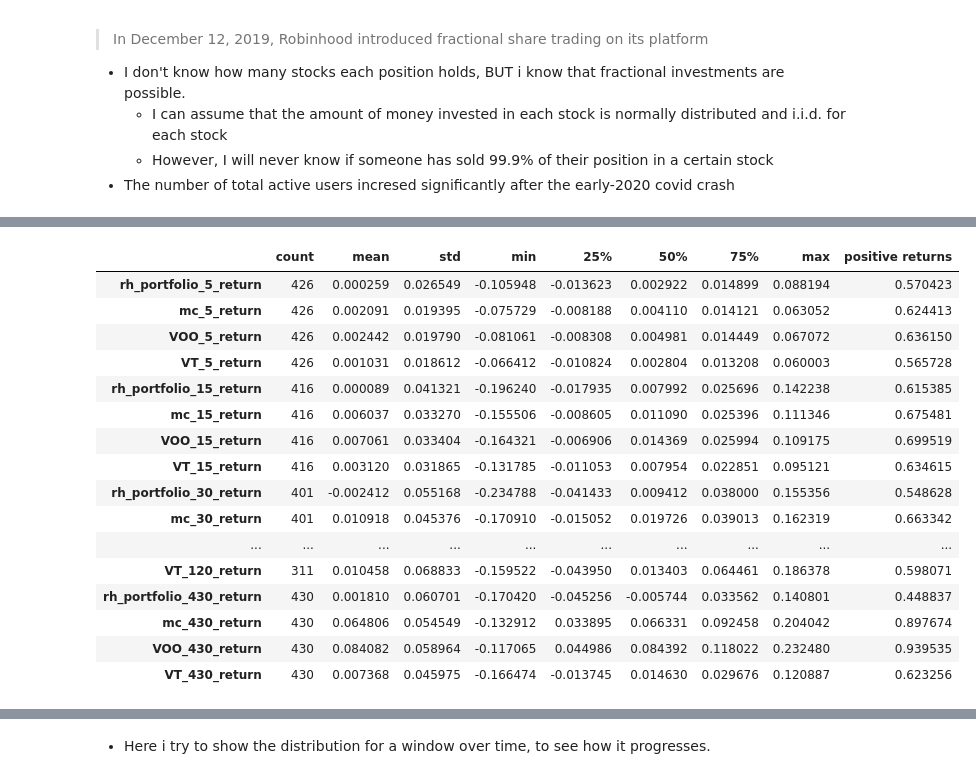
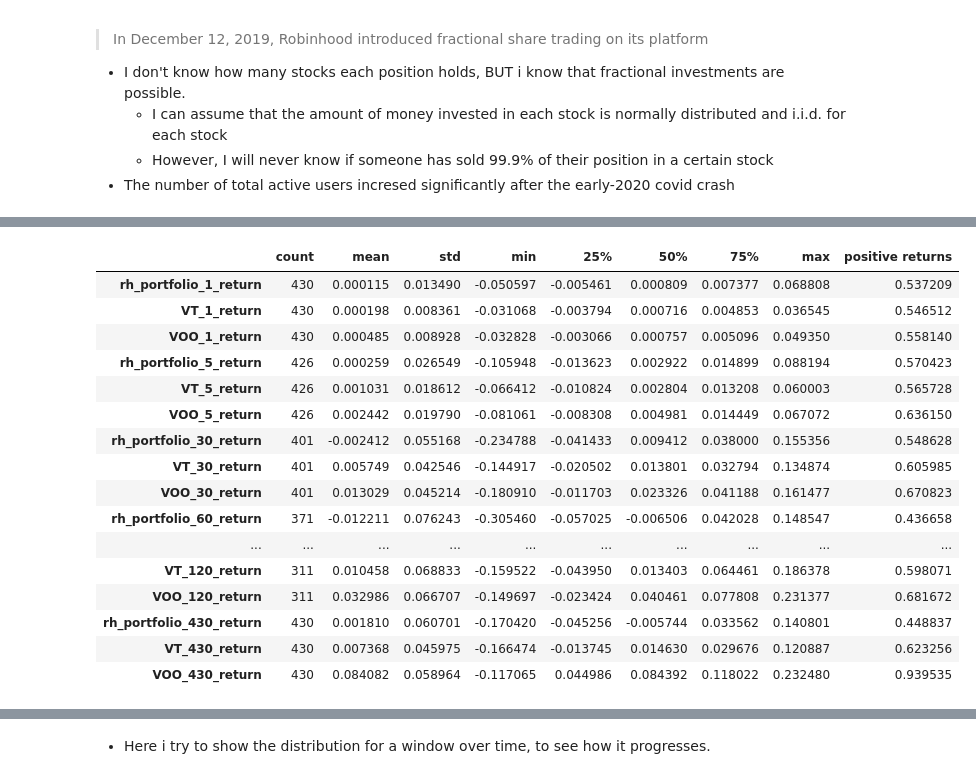
Before and after one commit to FedericoCortesi/Robinhood_data, a Jupyter notebook: notebooks/test.ipynb, the cells around one changed output, grey strips where cells are left out. Cells and saved outputs as stored; diff of their text form; code cells hidden in the pictures.

```diff
--- a/notebooks/test.ipynb
+++ b/notebooks/test.ipynb
@@ -22,0 +14,8 @@ an = Analyzer(compare_tickers=["VOO", "VT"])
+# %%
+from src import Analyzer
+
+return_params = {"horizons":[1, 5, 30, 60, 120], "start_date":None, "end_date":"2020-02-03", "cumulative":True, "append_start":False}
+#return_params = {"horizons":[1, 5, 30, 60, 120], "start_date":"2019-01-01", "end_date":"2020-01-01", "cumulative":True, "append_start":False}
+an = Analyzer(compare_tickers=["VT", "VOO"], return_params=return_params)
+an.plot_returns_timeseries()
+an.plot_returns_cdfs()
@@ -23,29 +28,27 @@ an = Analyzer(compare_tickers=["VOO", "VT"])
 # %%
-an.return_params = {"horizons":{5, 15, 30, 60, 120}, "start_date":None, "end_date":"2020-02-03", "cumulative":True, "append_start":False}
-#an.return_params = {"horizons":[1, 5, 15, 30, 60, 120], "start_date":None, "end_date":None, "cumulative":True, "append_start":False}
 returns = an.build_returns()[0]
 cols_to_keep = [col for col in returns.columns if col.endswith("return")]
 returns = returns[cols_to_keep]
 desc = returns.describe().T
 desc["count"] = desc["count"].astype(int)
 desc["positive returns"] = returns.gt(0).sum() / desc["count"]
 #desc_bef.round(6)
 desc
 # %% [output]
 |  | count | mean | std | min | 25% | 50% | 75% | max | positive returns |
+| rh_portfolio_1_return | 430 | 0.000115 | 0.013490 | -0.050597 | -0.005461 | 0.000809 | 0.007377 | 0.068808 | 0.537209 |
+| VT_1_return | 430 | 0.000198 | 0.008361 | -0.031068 | -0.003794 | 0.000716 | 0.004853 | 0.036545 | 0.546512 |
+| VOO_1_return | 430 | 0.000485 | 0.008928 | -0.032828 | -0.003066 | 0.000757 | 0.005096 | 0.049350 | 0.558140 |
 | rh_portfolio_5_return | 426 | 0.000259 | 0.026549 | -0.105948 | -0.013623 | 0.002922 | 0.014899 | 0.088194 | 0.570423 |
-| mc_5_return | 426 | 0.002091 | 0.019395 | -0.075729 | -0.008188 | 0.004110 | 0.014121 | 0.063052 | 0.624413 |
+| VT_5_return | 426 | 0.001031 | 0.018612 | -0.066412 | -0.010824 | 0.002804 | 0.013208 | 0.060003 | 0.565728 |
 | VOO_5_return | 426 | 0.002442 | 0.019790 | -0.081061 | -0.008308 | 0.004981 | 0.014449 | 0.067072 | 0.636150 |
-| VT_5_return | 426 | 0.001031 | 0.018612 | -0.066412 | -0.010824 | 0.002804 | 0.013208 | 0.060003 | 0.565728 |
-| rh_portfolio_15_return | 416 | 0.000089 | 0.041321 | -0.196240 | -0.017935 | 0.007992 | 0.025696 | 0.142238 | 0.615385 |
-| mc_15_return | 416 | 0.006037 | 0.033270 | -0.155506 | -0.008605 | 0.011090 | 0.025396 | 0.111346 | 0.675481 |
-| VOO_15_return | 416 | 0.007061 | 0.033404 | -0.164321 | -0.006906 | 0.014369 | 0.025994 | 0.109175 | 0.699519 |
-| VT_15_return | 416 | 0.003120 | 0.031865 | -0.131785 | -0.011053 | 0.007954 | 0.022851 | 0.095121 | 0.634615 |
 | rh_portfolio_30_return | 401 | -0.002412 | 0.055168 | -0.234788 | -0.041433 | 0.009412 | 0.038000 | 0.155356 | 0.548628 |
-| mc_30_return | 401 | 0.010918 | 0.045376 | -0.170910 | -0.015052 | 0.019726 | 0.039013 | 0.162319 | 0.663342 |
+| VT_30_return | 401 | 0.005749 | 0.042546 | -0.144917 | -0.020502 | 0.013801 | 0.032794 | 0.134874 | 0.605985 |
+| VOO_30_return | 401 | 0.013029 | 0.045214 | -0.180910 | -0.011703 | 0.023326 | 0.041188 | 0.161477 | 0.670823 |
+| rh_portfolio_60_return | 371 | -0.012211 | 0.076243 | -0.305460 | -0.057025 | -0.006506 | 0.042028 | 0.148547 | 0.436658 |
 | ... | ... | ... | ... | ... | ... | ... | ... | ... | ... |
 | VT_120_return | 311 | 0.010458 | 0.068833 | -0.159522 | -0.043950 | 0.013403 | 0.064461 | 0.186378 | 0.598071 |
+| VOO_120_return | 311 | 0.032986 | 0.066707 | -0.149697 | -0.023424 | 0.040461 | 0.077808 | 0.231377 | 0.681672 |
 | rh_portfolio_430_return | 430 | 0.001810 | 0.060701 | -0.170420 | -0.045256 | -0.005744 | 0.033562 | 0.140801 | 0.448837 |
-| mc_430_return | 430 | 0.064806 | 0.054549 | -0.132912 | 0.033895 | 0.066331 | 0.092458 | 0.204042 | 0.897674 |
+| VT_430_return | 430 | 0.007368 | 0.045975 | -0.166474 | -0.013745 | 0.014630 | 0.029676 | 0.120887 | 0.623256 |
 | VOO_430_return | 430 | 0.084082 | 0.058964 | -0.117065 | 0.044986 | 0.084392 | 0.118022 | 0.232480 | 0.939535 |
-| VT_430_return | 430 | 0.007368 | 0.045975 | -0.166474 | -0.013745 | 0.014630 | 0.029676 | 0.120887 | 0.623256 |
```
Also changed, not shown: parts of 62 cells of this notebook, 7 other files.
